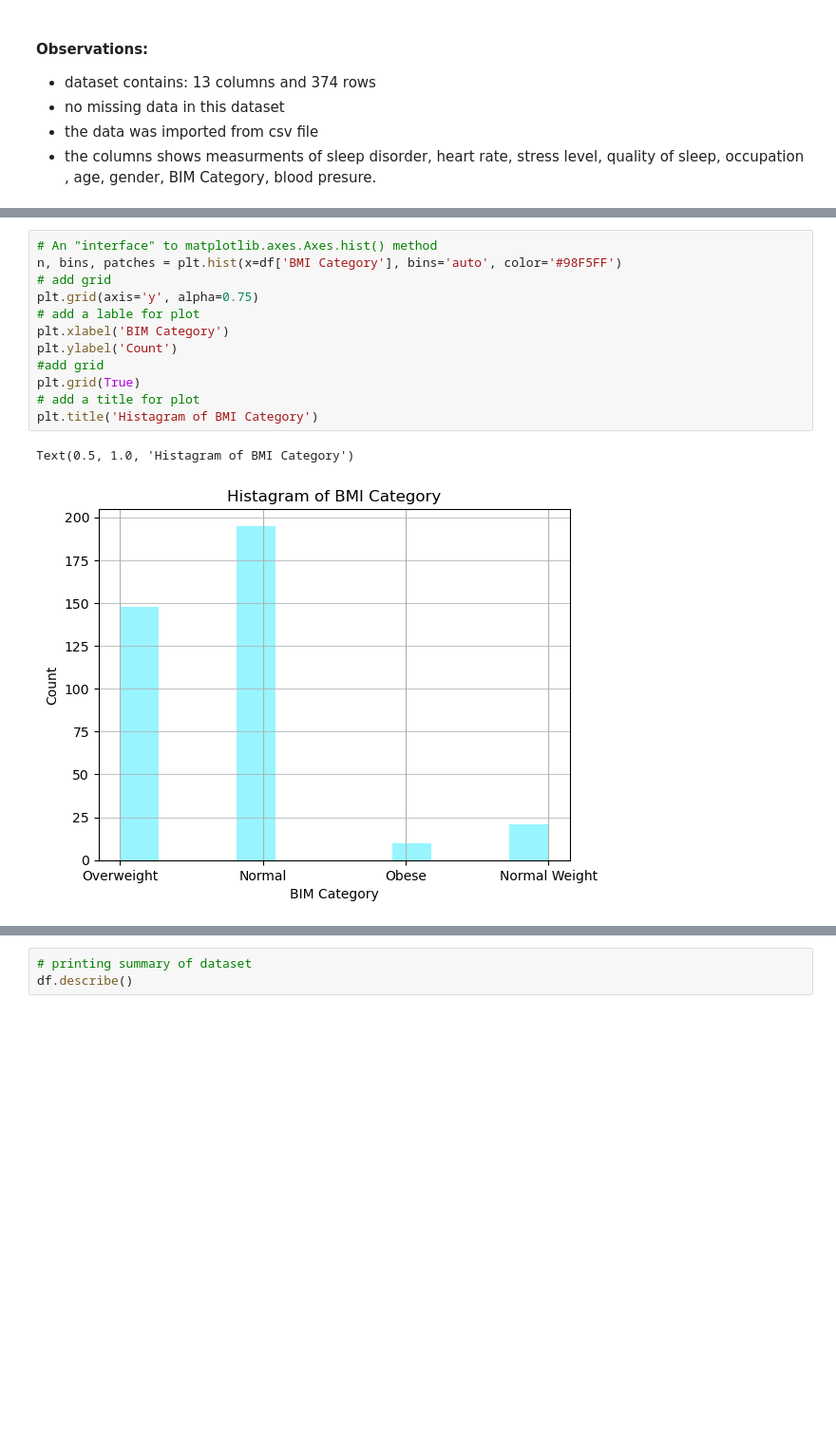
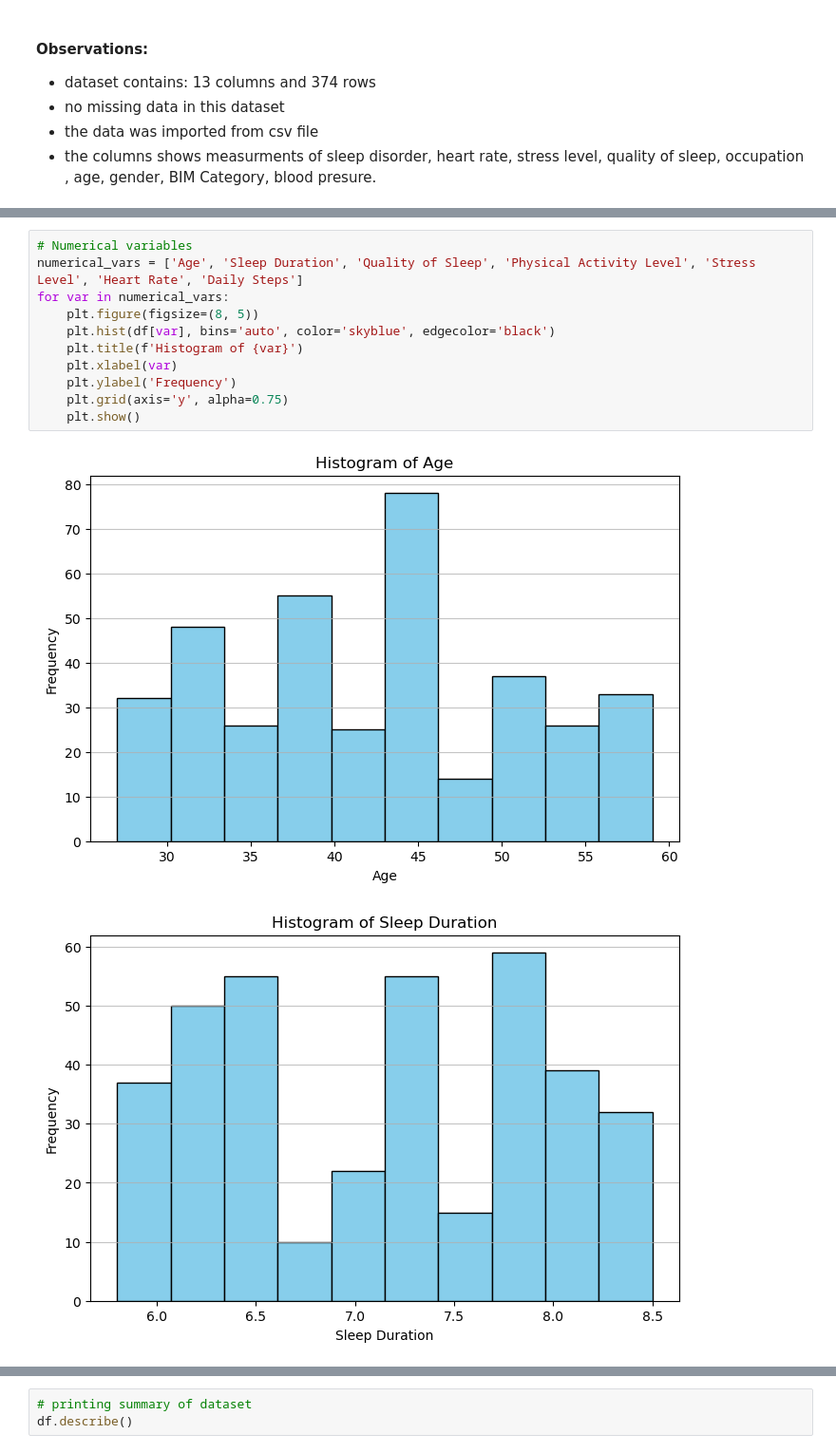
Before and after one commit to Waszka22/PfDA_Assignment, a Jupyter notebook: PfDA_Assignment.ipynb, the cells around one changed output, grey strips where cells are left out. Shown at 95% size. Cells and saved outputs as stored; diff of their text form; blank space fills up the shorter version.

Commit message:
adding histagram, pie ect

```diff
--- a/PfDA_Assignment.ipynb
+++ b/PfDA_Assignment.ipynb
@@ -224,15 +215,14 @@ This function produces for each columne some statisctic data such a mean, median
-# %%
-# An "interface" to matplotlib.axes.Axes.hist() method
-n, bins, patches = plt.hist(x=df['BMI Category'], bins='auto', color='#98F5FF')
-# add grid
-plt.grid(axis='y', alpha=0.75)
-# add a lable for plot
-plt.xlabel('BIM Category')
-plt.ylabel('Count')
-#add grid
-plt.grid(True)
-# add a title for plot
-plt.title('Histagram of BMI Category')
-# %% [output]
-Text(0.5, 1.0, 'Histagram of BMI Category')
-[figure, removed]
+# %%
+# Numerical variables
+numerical_vars = ['Age', 'Sleep Duration', 'Quality of Sleep', 'Physical Activity Level', 'Stress Level', 'Heart Rate', 'Daily Steps']
+for var in numerical_vars:
+    plt.figure(figsize=(8, 5))
+    plt.hist(df[var], bins='auto', color='skyblue', edgecolor='black')
+    plt.title(f'Histogram of {var}')
+    plt.xlabel(var)
+    plt.ylabel('Frequency')
+    plt.grid(axis='y', alpha=0.75)
+    plt.show()
+# %% [output]
+[figure, added]
+[figure, added]
```
Also changed, not shown: parts of 19 cells of this notebook.
